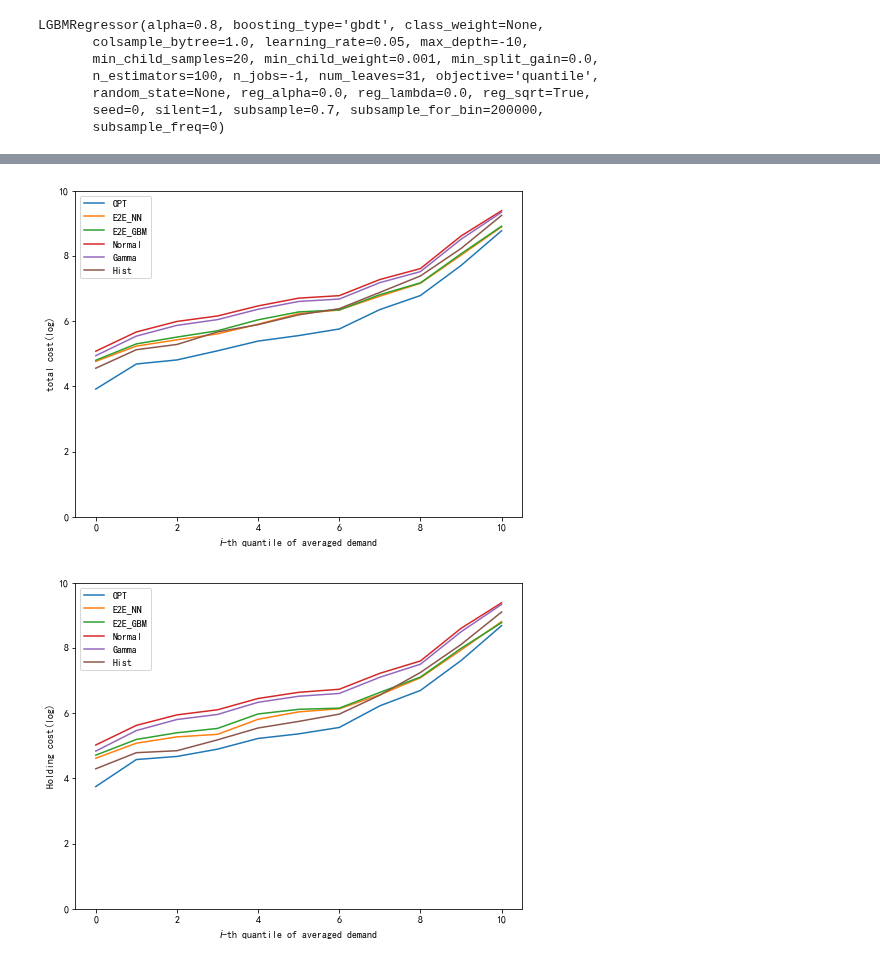
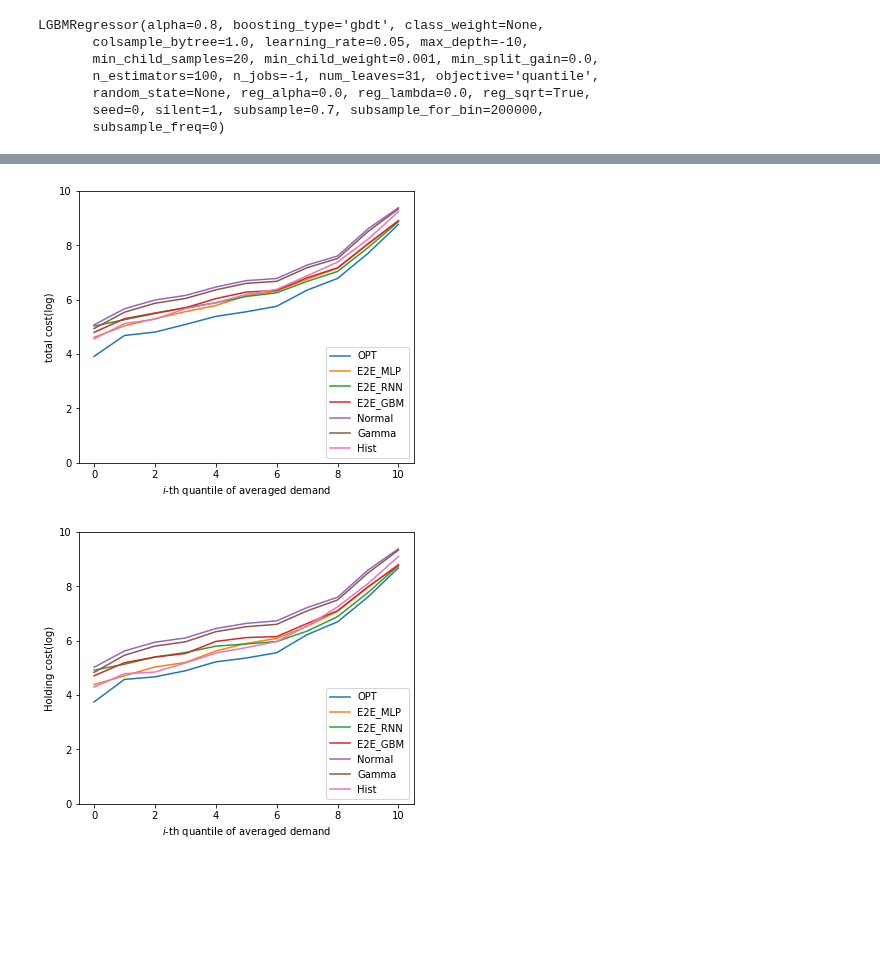
Before and after one commit to schemmy/e2e, a Jupyter notebook: construction/nn_v2.ipynb, the cells around one changed output, grey strips where cells are left out. Drawn from its saved outputs; the diff is of its cells as text; code cells hidden in the pictures; blank space fills up the shorter version.

```diff
--- a/construction/nn_v2.ipynb
+++ b/construction/nn_v2.ipynb
@@ -335 +357,7 @@ pred = pd.DataFrame(y_scaler.inverse_transform(pred), columns=['E2E_NN_pred']).f
+# %%
+pred_path = '../logs/torch/pred_v5.csv'
+pred_v5 = pd.read_csv(pred_path)
+pred_path = '../logs/torch/pred_v6.csv'
+pred_v6 = pd.read_csv(pred_path)
+sf_rnn = pickle.load(open('../logs/torch/pred_E2E_SF_RNN.pkl', 'rb'))
 # %%
@@ -392,7 +424,9 @@ o4['demand_RV_list'] = o4.apply(lambda x: df_sl.loc[x['item_sku_id'], \
 
 o4['demand_RV_list_acm'] = o4['demand_RV_list'].apply(lambda x: np.cumsum(x))
 # %%
-list_c = ['SKU_DC', 'create_tm', 'OPT', 'E2E_NN',
+list_c = ['SKU_DC', 'create_tm', 'OPT',
+#           'E2E_NN',
+          'E2E_MLP', 'E2E_RNN',
           'E2E_GBM',
           'Normal', 'Gamma', 'Hist',
           'Ave_sales','Std_sales',
@@ -471,15 +505,20 @@ o4['Hist_inv_f'], o4['Hist_inv'] = zip(*o4.apply(get_inv, name='actual_pur_qtty'
 # o4['EQ_replen_with_IS'] = pd.read_csv('EQ_replen_with_IS.csv')
 # %%
 o4['E2E_GBM_replen'] = (gbm_pred['E2E_GBM_pred'] - o4['initial_stock']).clip(0)
-# o4['gbm_pred'] = gbm_pred['prediction'].clip(0)
 o4['E2E_GBM_inv_f'], o4['E2E_GBM_inv'] = zip(*o4.apply(get_inv, name='E2E_GBM_replen',  axis=1))
 
 o4['E2E_NN_replen'] = (pred['E2E_NN_pred'] - o4['initial_stock']).clip(0)
-# o4['nn_pred'] = pred['prediction'].clip(0)
 o4['E2E_NN_inv_f'], o4['E2E_NN_inv'] = zip(*o4.apply(get_inv, name='E2E_NN_replen', axis=1))
+
+o4['E2E_MLP_replen'] = (pred_v5['E2E_MLP_pred'] - o4['initial_stock']).clip(0)
+o4['E2E_MLP_inv_f'], o4['E2E_MLP_inv'] = zip(*o4.apply(get_inv, name='E2E_MLP_replen', axis=1))
+
+o4['E2E_RNN_replen'] = (pred_v6['E2E_RNN_pred'] - o4['initial_stock']).clip(0)
+o4['E2E_RNN_inv_f'], o4['E2E_RNN_inv'] = zip(*o4.apply(get_inv, name='E2E_RNN_replen', axis=1))
 # %%
-h,b = 1, 9
-str_list = ['OPT', 'E2E_NN',
+str_list = ['OPT',
+#             'E2E_NN',
+            'E2E_MLP', 'E2E_RNN',
             'E2E_GBM',
             'Normal', 'Gamma', 'Hist']
 for str1 in str_list:
@@ -690,24 +887,24 @@ import matplotlib.pyplot as plt
 # %%
 sl_qtl = df_cost.sort_values('Ave_sales').groupby(df_cost.index//360).mean()
-fig, ax = plt.subplots(figsize=(8, 6))
+fig, ax = plt.subplots(figsize=(6, 5))
 ax.plot(np.log(sl_qtl.iloc[:,:-2].astype(float)).replace(-np.inf, 0));
 ax.legend(sl_qtl.columns[:-2], loc=0)
 ax.set_xlabel('$i$-th quantile of averaged demand');
 ax.set_ylabel('total cost(log)');
 ax.set_ylim((0,10));
-plt.savefig('../figures/eps/qtl1.png', dpi=200)
+plt.savefig('../figures/eps/qtl1.eps', dpi=200)
 # %% [output]
-[figure, old version]
+[figure, new version]
 # %%
 sl_qtl = df_holding.sort_values('Ave_sales').groupby(df_cost.index//360).mean()
-fig, ax = plt.subplots(figsize=(8, 6))
+fig, ax = plt.subplots(figsize=(6, 5))
 ax.plot(np.log(sl_qtl.iloc[:,:-2].astype(float)).replace(-np.inf, 0));
 ax.legend(sl_qtl.columns[:-2], loc=0)
 ax.set_xlabel('$i$-th quantile of averaged demand');
 ax.set_ylabel('Holding cost(log)');
 ax.set_ylim((0,10));
-plt.savefig('../figures/eps/qtl2.png', dpi=200)
+plt.savefig('../figures/eps/qtl2.eps', dpi=200)
 # %% [output]
-[figure, old version]
+[figure, new version]
 # %%
 sl_qtl = df_back.sort_values('Ave_sales').groupby(df_cost.index//360).mean()
```
Also changed, not shown: parts of 44 cells of this notebook, 8 other files.
